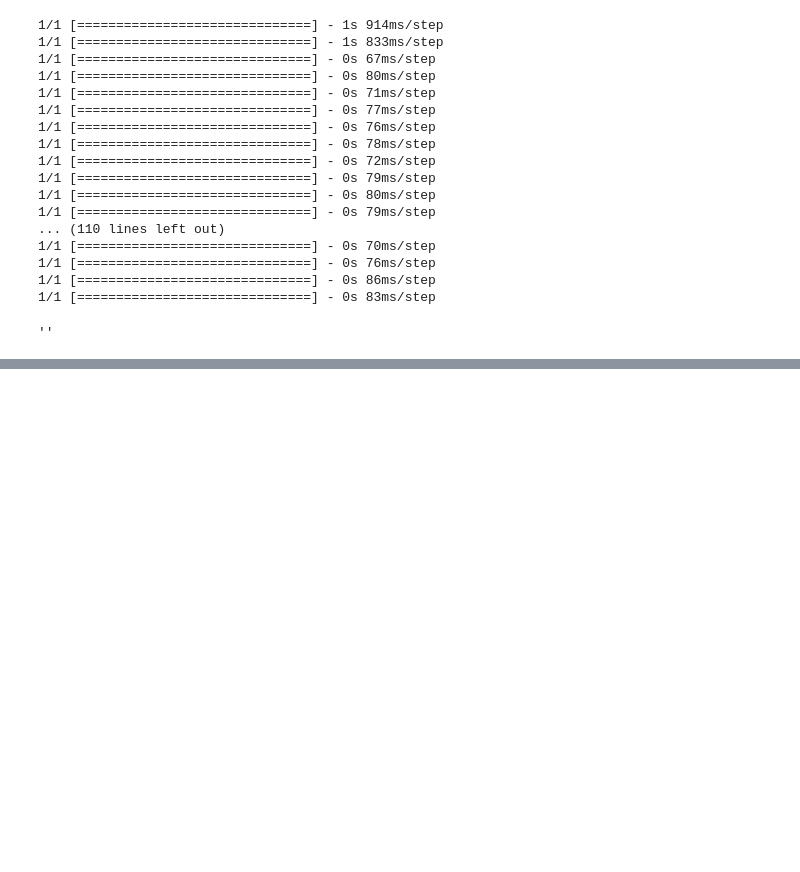
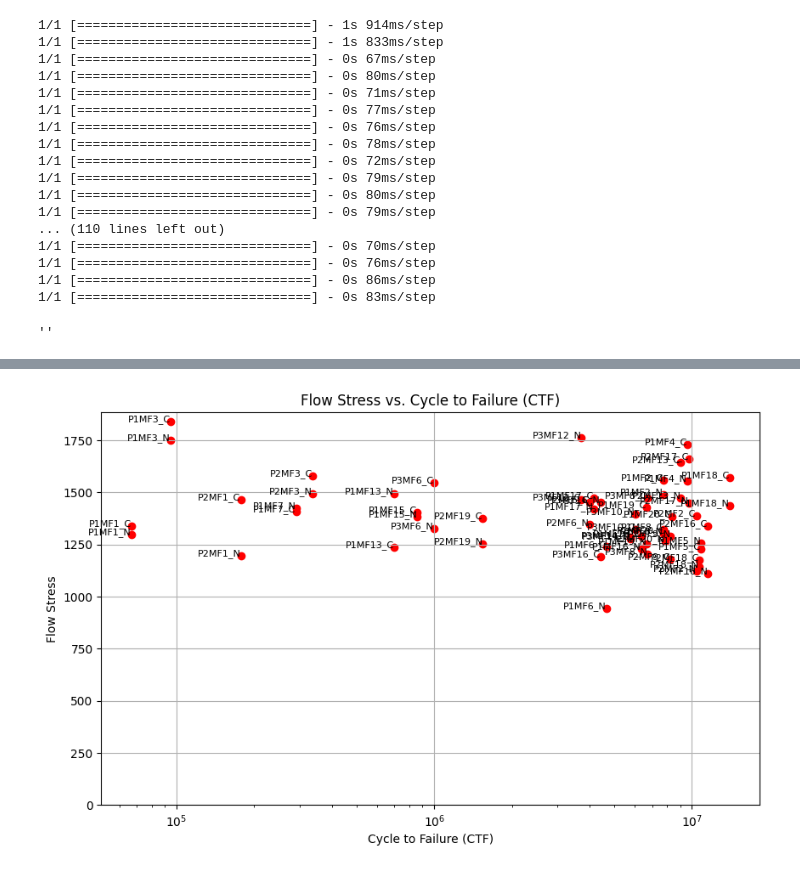
Before and after one commit to Jon400/Titanium_Find_Contour_U-Net, a Jupyter notebook: pipeline-batch.ipynb, the cells around one changed output, grey strips where cells are left out. Saved outputs shown, nothing was run; the diff lists cells and outputs as text; code cells hidden in the pictures; blank space fills up the shorter version.

```diff
--- a/pipeline-batch.ipynb
+++ b/pipeline-batch.ipynb
@@ -3,13 +3,13 @@ import matplotlib.pyplot as plt
 import tensorflow as tf
 
 # load the model used for prediction the external contour
-ex_cnt_model = tf.keras.models.load_model('unet_model')
+ex_cnt_model = tf.keras.models.load_model('external_mask_unet_model')
 in_cnt_model = tf.keras.models.load_model('internal_smaller_mask_unet_model')
 # %%
 # load the image
 original_images_dir = 'data/original/'
 heatmap_images_dir = 'data/heatmap/'
-tif_images_dir = "C:/Users/jonat/Downloads/ebm9"
+tif_images_dir = "C:/Users/jonat/Downloads/EBM6-TI-6AL-4V-SEM-20240705T084323Z-002/EBM6-TI-6AL-4V-SEM"
 # %%
 import numpy as np
 import tensorflow as tf
@@ -1088,11 +1146,11 @@ with open('crack_growth_calc.csv', mode='w') as csv_file:
 # %%
 import os
-directories = ['test', 'train']
+directories = ['test']
 
 # Create an CSV file to save the results of the area of the external & internal contour
 import csv
 with open('crack_growth_calc.csv', mode='w') as csv_file:
-    fieldnames = ['img_name', 'ex_cnt_area', 'in_cnt_area', 'external_internal_ratio', 'a', 'b', 'D', 'h', 'F1 at the middle of the crack front', 'F1 at the edge of the crack front']
+    fieldnames = ['img_name', 'ex_cnt_area', 'in_cnt_area', 'external_internal_ratio', 'a', 'b', 'D', 'h', 'K1 at the middle of the crack front', 'K1 at the edge of the crack front']
     writer = csv.DictWriter(csv_file, fieldnames=fieldnames)
     writer.writeheader()
     i = 0
@@ -1113,7 +1171,7 @@ with open('crack_growth_calc.csv', mode='w') as csv_file:
         int_mask = cv2.GaussianBlur(in_cnt_mask, (7, 7), 0)
         kernel = cv2.getStructuringElement(cv2.MORPH_ELLIPSE, (7, 7))
         int_mask = cv2.dilate(int_mask, kernel, iterations=1)
-        in_cnt = get_contour(int_mask)
+        in_cnt = get_contour(in_cnt_mask)
         in_cnt = in_cnt.astype(np.uint8)
         in_cnt = linear_interpolation(in_cnt)
         in_cnt = in_cnt.astype(np.int32)
@@ -1135,7 +1193,7 @@ with open('crack_growth_calc.csv', mode='w') as csv_file:
 
         K_c = 0
         F1 = 0
-        sigma = 634
+        sigma = 634 * cv2.contourArea(ex_cnt) / (cv2.contourArea(ex_cnt) - cv2.contourArea(in_cnt))
 
         for i in range(3):
             for j in range(8):
@@ -1165,7 +1223,7 @@ with open('crack_growth_calc.csv', mode='w') as csv_file:
         # add a row with the area of the external & internal contour, a, b, D
         # writer.writerow({'img_name': img_name, 'ex_cnt_area': round(cv2.contourArea(ex_cnt), 2), 'in_cnt_area': round(cv2.contourArea(in_cnt), 2), 'a': a, 'b': b, 'D': D, 'F1 at the middle of the crack front': F_c, 'F1 at the edge of the crack front': F_e})
 
-        writer.writerow({'img_name': img_name, 'ex_cnt_area': round(cv2.contourArea(ex_cnt), 2), 'in_cnt_area': round(cv2.contourArea(in_cnt), 2), 'external_internal_ratio': round(cv2.contourArea(in_cnt) / cv2.contourArea(ex_cnt), 2), 'a': a, 'b': b, 'D': D, 'h': round(farthest_distance * factor / 2.0, 2), 'F1 at the middle of the crack front': F_c, 'F1 at the edge of the crack front': F_e})
+        writer.writerow({'img_name': img_name, 'ex_cnt_area': round(cv2.contourArea(ex_cnt), 2), 'in_cnt_area': round(cv2.contourArea(in_cnt), 2), 'external_internal_ratio': round(cv2.contourArea(in_cnt) / cv2.contourArea(ex_cnt), 2), 'a': a, 'b': b, 'D': D, 'h': round(farthest_distance * factor / 2.0, 2), 'K1 at the middle of the crack front': K_c, 'K1 at the edge of the crack front': K_e})
 
         i += 1
 # %% [output]
@@ -1173 +1247,50 @@ with open('crack_growth_calc.csv', mode='w') as csv_file:
 KeyboardInterrupt:
+# %%
+import pandas as pd
+import matplotlib.pyplot as plt
+
+# Load the new data
+data = {
+    "img_name": ["P1MF13_N", "P1MF17_N", "P1MF19_N", "P1MF1_C", "P2MF17_C", "P2MF17_N", "P2MF18_C",
+                 "P2MF2_C", "P2MF9_N", "P3MF10_N", "P3MF12_C", "P3MF14_C", "P3MF8_N", "P1MF13_C",
+                 "P1MF15_C", "P1MF15_N", "P1MF16_C", "P1MF16_N", "P1MF17_C", "P1MF18_C", "P1MF18_N",
+                 "P1MF19_C", "P1MF1_N", "P1MF20_C", "P1MF2_C", "P1MF2_N", "P1MF3_C", "P1MF3_N",
+                 "P1MF4_C", "P1MF4_N", "P1MF5_C", "P1MF5_N", "P1MF6_C", "P1MF6_N", "P1MF7_C",
+                 "P1MF7_N", "P1MF8_C", "P1MF8_N", "P2MF13_C", "P2MF13_N", "P2MF16_C", "P2MF16_N",
+                 "P2MF18_N", "P2MF19_C", "P2MF19_N", "P2MF1_C", "P2MF1_N", "P2MF20_C", "P2MF20_N",
+                 "P2MF2_N", "P2MF3_C", "P2MF3_N", "P2MF6_C", "P2MF6_N", "P2MF9_C", "P3MF10_C",
+                 "P3MF12_N", "P3MF14_N", "P3MF16_C", "P3MF16_N", "P3MF6_C", "P3MF6_N", "P3MF8_C"],
+    "CTF": [697367, 4158272, 6682405, 66623, 9758414, 9758414, 10694084, 10399595, 8268660, 6026850, 3722238, 5759186, 6736353,
+            697367, 858918, 858918, 6362897, 6362897, 4158272, 14042489, 14042489, 6682405, 66623, 8363945, 7759547, 7759547,
+            94390, 94390, 9579633, 9579633, 10847458, 10847458, 4662619, 4662619, 290696, 290696, 7751877, 7751877, 9059951,
+            9059951, 11550872, 11550872, 10694084, 1543883, 1543883, 177424, 177424, 7886707, 7886707, 10399595, 335993,
+            335993, 4012771, 4012771, 8268660, 6026850, 3722238, 5759186, 4413584, 4413584, 995614, 995614, 6736353],
+    "flow_stress": [1493.111632, 1419.63352, 1252.828636, 1337.576485, 1660.979951, 1447.645465, 1174.274077, 1389.143444,
+                    1290.629716, 1396.411061, 1464.423498, 1278.580635, 1202.402507, 1236.728623, 1402.031939, 1383.111541,
+                    1287.760071, 1230.122836, 1473.50204, 1571.665777, 1436.079478, 1427.852599, 1296.829503, 1382.700345,
+                    1558.692308, 1491.158331, 1839.459718, 1751.521293, 1731.65867, 1554.305572, 1229.344442, 1255.49638,
+                    1238.429498, 942.8478436, 1409.564762, 1423.54874, 1322.499297, 1303.425078, 1643.722266, 1472.59789,
+                    1338.947302, 1110.888945, 1144.056447, 1376.646135, 1251.589819, 1466.011669, 1195.72915, 1306.242922,
+                    1265.803628, 1122.650079, 1578.066615, 1493.893701, 1452.471559, 1344.542878, 1179.322491, 1322.354869,
+                    1762.59886, 1283.395849, 1191.706504, 1451.505887, 1545.3426, 1325.607683, 1473.503022]
+}
+
+df = pd.DataFrame(data)
+
+# Create the plot
+plt.figure(figsize=(10, 6))
+plt.scatter(df['CTF'], df['flow_stress'], c='red', marker='o')
+
+# Add labels and title
+for i, txt in enumerate(df['img_name']):
+    plt.annotate(txt, (df['CTF'][i], df['flow_stress'][i]), fontsize=8, ha='right')
+
+plt.xlabel('Cycle to Failure (CTF)')
+plt.ylabel('Flow Stress')
+plt.title('Flow Stress vs. Cycle to Failure (CTF)')
+plt.grid(True)
+plt.xscale('log')  # Using logarithmic scale for better visualization
+plt.ylim(0)  # Set the y-axis to start from 0
+plt.show()
+# %% [output]
+[figure, added]
```
Also changed, not shown: parts of 5 cells of this notebook, 3 other files.
